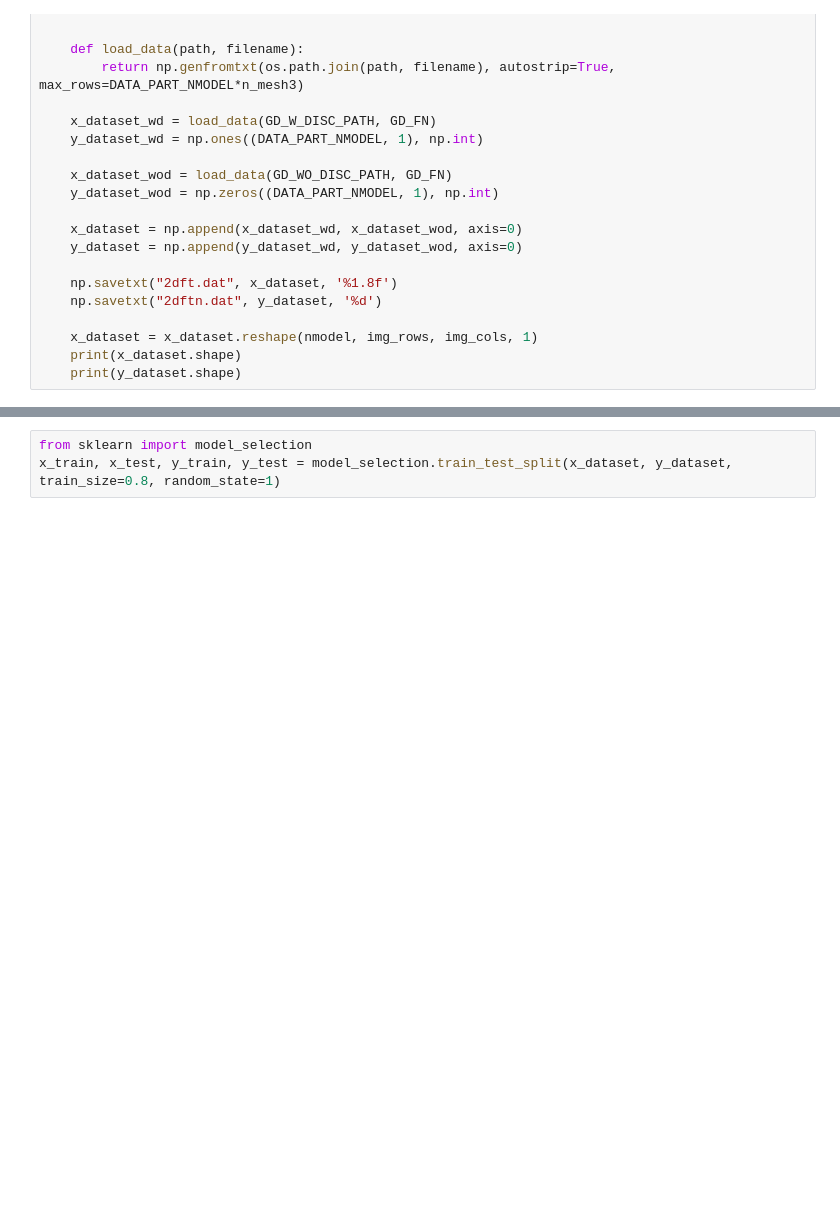
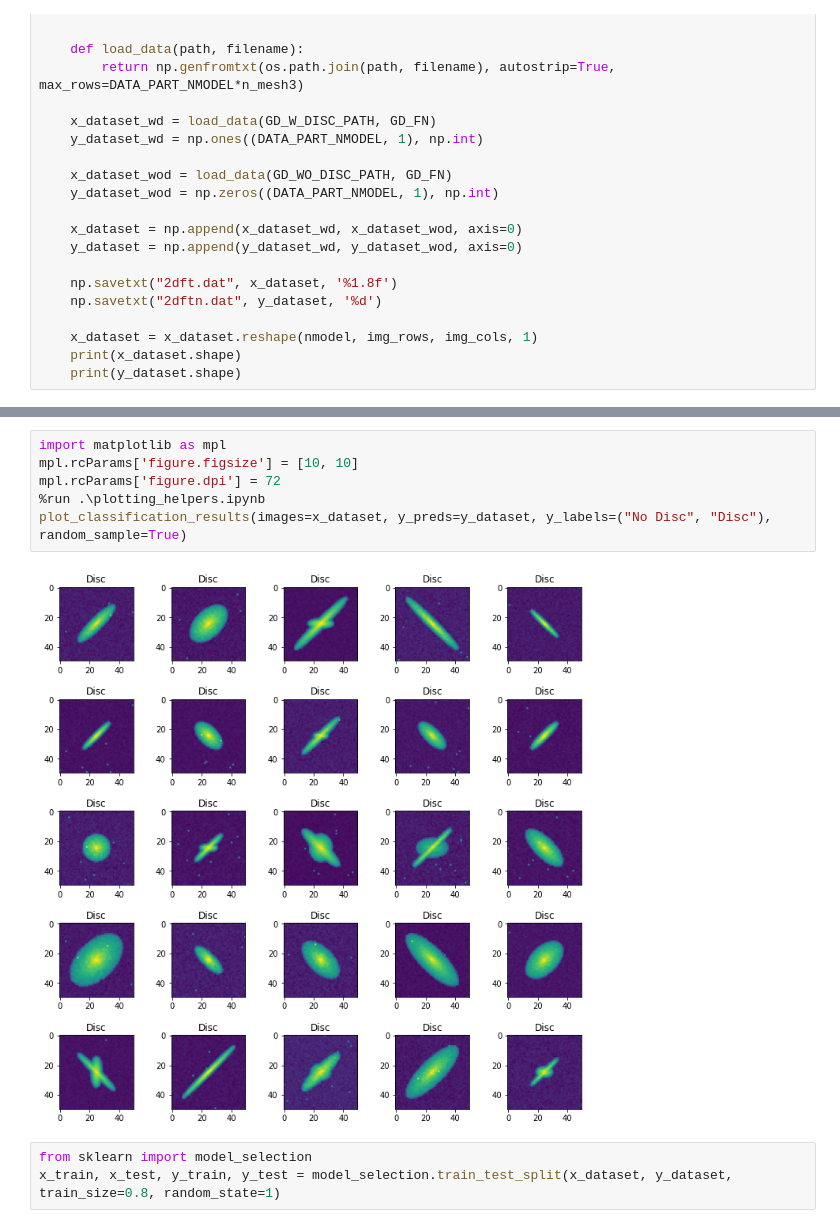
Before and after one commit to JamesCaldon/Galaxy-Classification-Research-Project, a Jupyter notebook: Classification E_ES (3)/test26d (classification).ipynb, the cells around one changed output, grey strips where cells are left out. Cells and saved outputs as stored; diff of their text form; blank space fills up the shorter version.

```diff
--- a/Classification E_ES (3)/test26d (classification).ipynb
+++ b/Classification E_ES (3)/test26d (classification).ipynb
@@ -154,3 +189,11 @@ print(y_dataset.shape)
+# %%
+import matplotlib as mpl
+mpl.rcParams['figure.figsize'] = [10, 10]
+mpl.rcParams['figure.dpi'] = 72
+%run .\plotting_helpers.ipynb
+plot_classification_results(images=x_dataset, y_preds=y_dataset, y_labels=("No Disc", "Disc"), random_sample=True)
+# %% [output]
+[figure, added]
 # %%
 from sklearn import model_selection
 x_train, x_test, y_train, y_test = model_selection.train_test_split(x_dataset, y_dataset, train_size=0.8, random_state=1)
```
Also changed, not shown: parts of 9 cells of this notebook, 43 other files.
